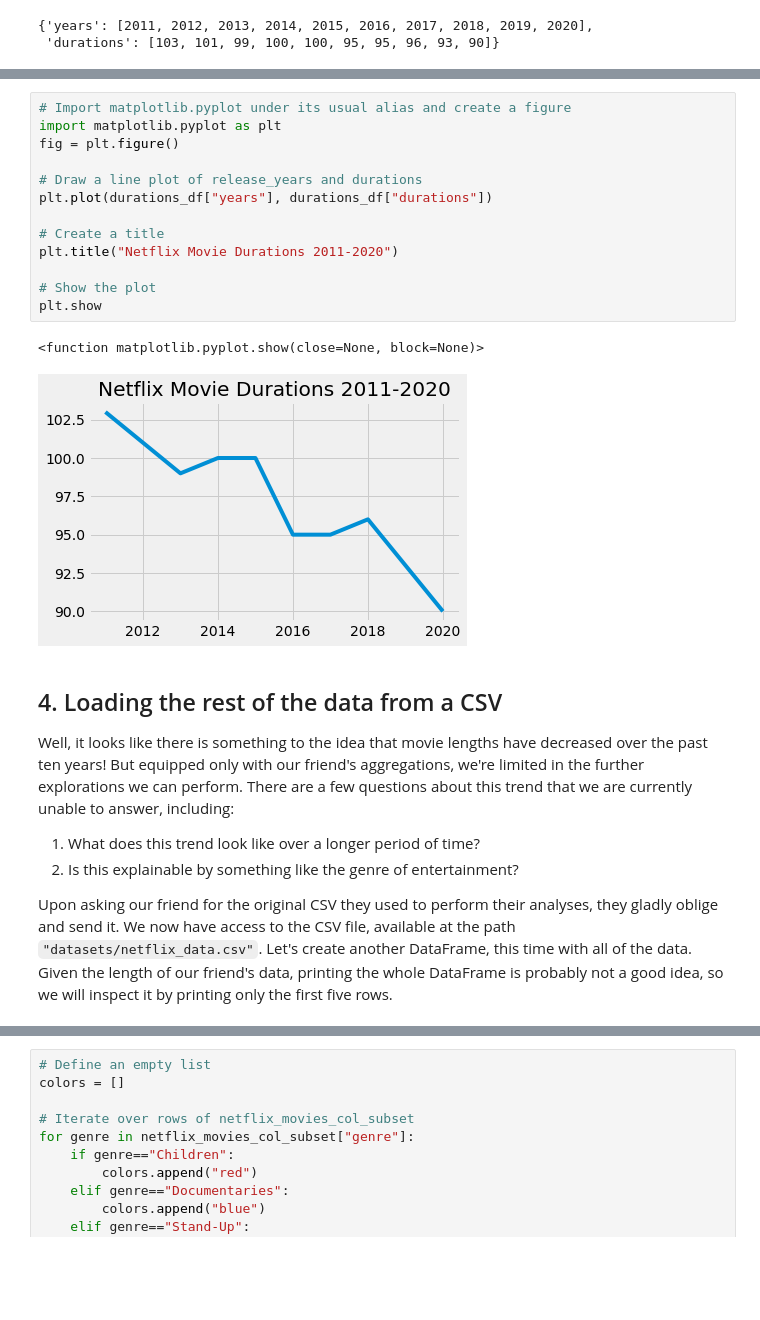
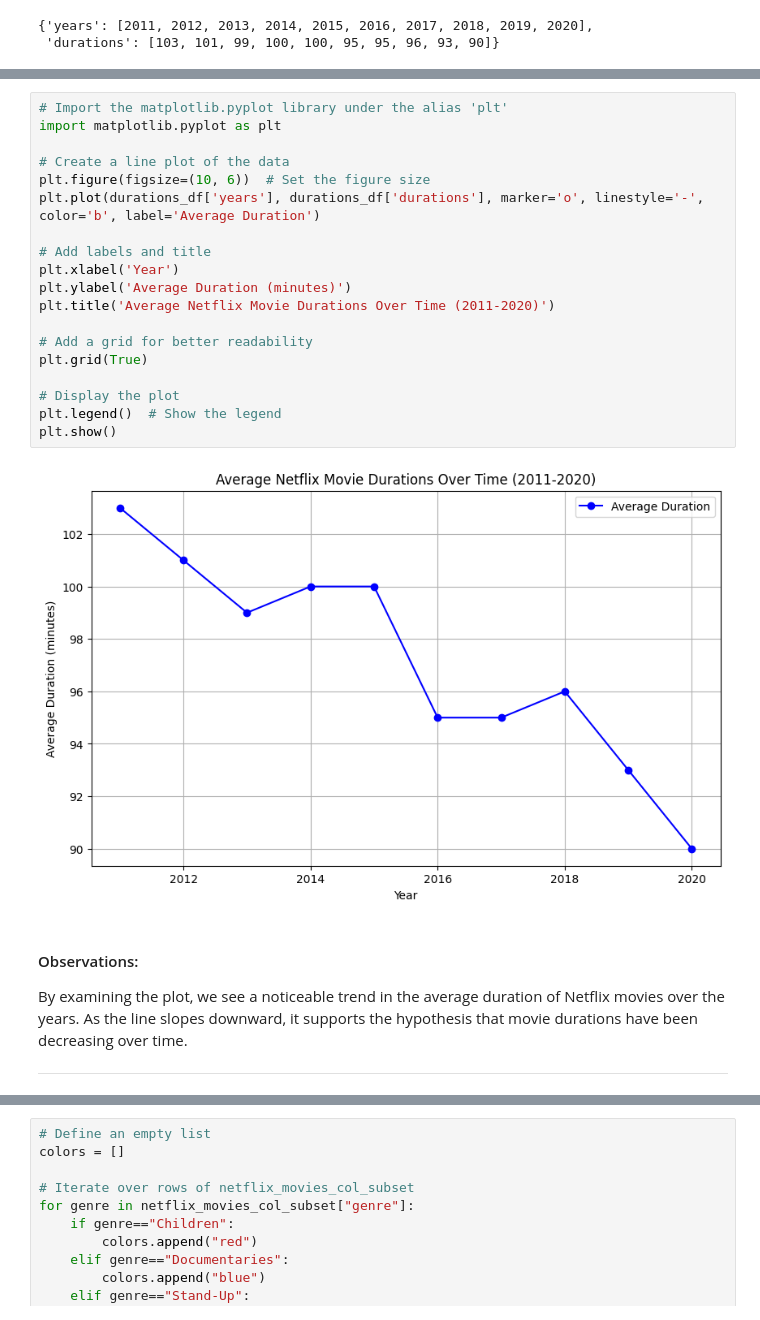
Before and after one commit to OlumideOlumayegun/netflix-movie-analysis, a Jupyter notebook: notebook.ipynb, the cells around one changed output, grey strips where cells are left out. Cells and saved outputs as stored; diff of their text form; blank space fills up the shorter version.

```diff
--- a/notebook.ipynb
+++ b/notebook.ipynb
@@ -64,24 +77,27 @@ durations_df
 # %%
-# Import matplotlib.pyplot under its usual alias and create a figure
+# Import the matplotlib.pyplot library under the alias 'plt'
 import matplotlib.pyplot as plt
-fig = plt.figure()
 
-# Draw a line plot of release_years and durations
-plt.plot(durations_df["years"], durations_df["durations"])
+# Create a line plot of the data
+plt.figure(figsize=(10, 6))  # Set the figure size
+plt.plot(durations_df['years'], durations_df['durations'], marker='o', linestyle='-', color='b', label='Average Duration')
 
-# Create a title
-plt.title("Netflix Movie Durations 2011-2020")
+# Add labels and title
+plt.xlabel('Year')
+plt.ylabel('Average Duration (minutes)')
+plt.title('Average Netflix Movie Durations Over Time (2011-2020)')
 
-# Show the plot
-plt.show
+# Add a grid for better readability
+plt.grid(True)
+
+# Display the plot
+plt.legend()  # Show the legend
+plt.show()
 # %% [output]
-<function matplotlib.pyplot.show(close=None, block=None)>
-[figure, old version]
+[figure, new version]
-# %% [markdown]
-## 4. Loading the rest of the data from a CSV
-<p>Well, it looks like there is something to the idea that movie lengths have decreased over the past ten years! But equipped only with our friend's aggregations, we're limited in the further explorations we can perform. There are a few questions about this trend that we are currently unable to answer, including:</p>
-<ol>
-<li>What does this trend look like over a longer period of time?</li>
-<li>Is this explainable by something like the genre of entertainment?</li>
-</ol>
-<p>Upon asking our friend for the original CSV they used to perform their analyses, they gladly oblige and send it. We now have access to the CSV file, available at the path <code>"datasets/netflix_data.csv"</code>. Let's create another DataFrame, this time with all of the data. Given the length of our friend's data, printing the whole DataFrame is probably not a good idea, so we will inspect it by printing only the first five rows.</p>
+# %% [markdown]
+#### Observations:
+
+By examining the plot, we see a noticeable trend in the average duration of Netflix movies over the years. As the line slopes downward, it supports the hypothesis that movie durations have been decreasing over time.
+
+---
```
Also changed, not shown: parts of 40 cells of this notebook, 1 other file.
